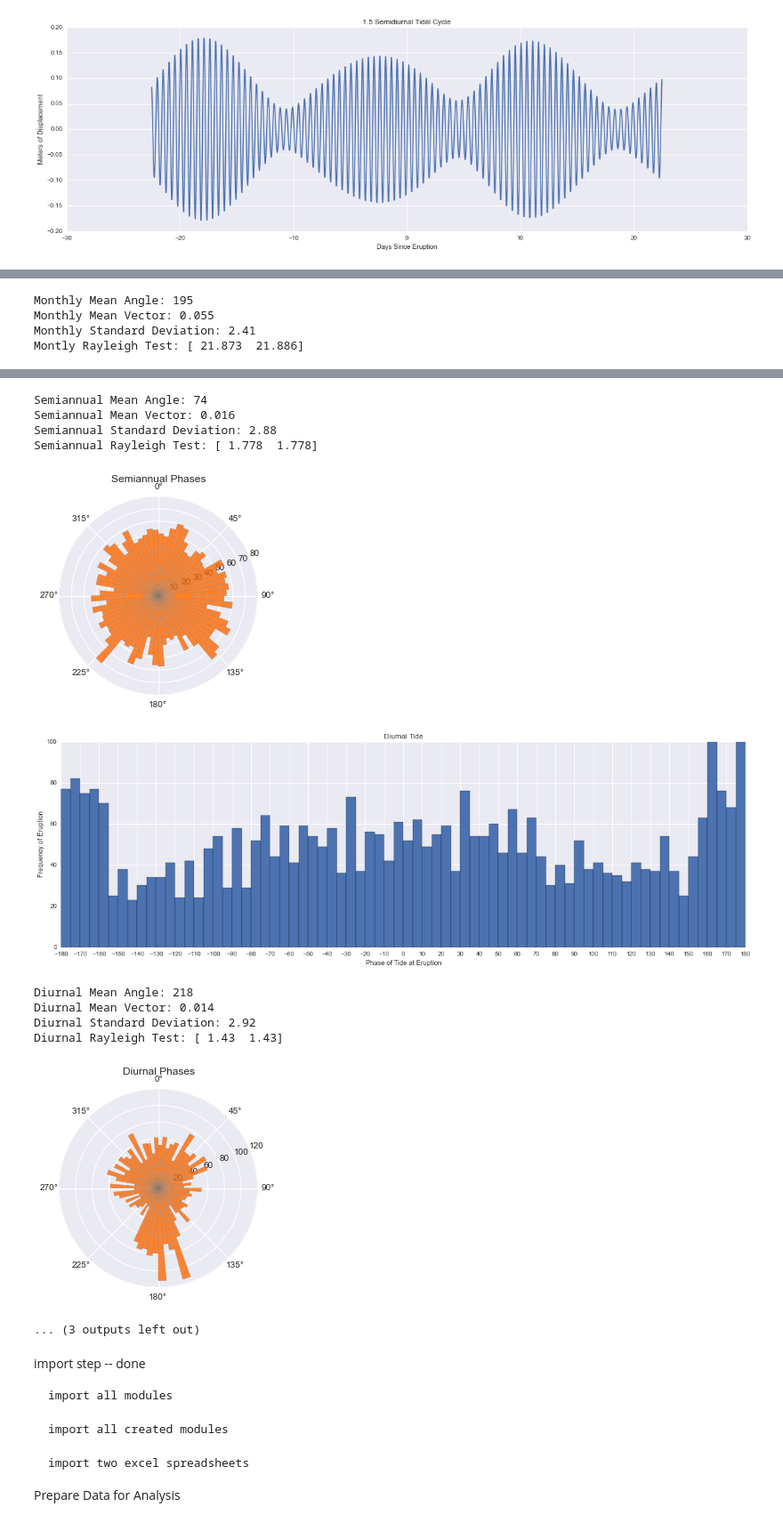
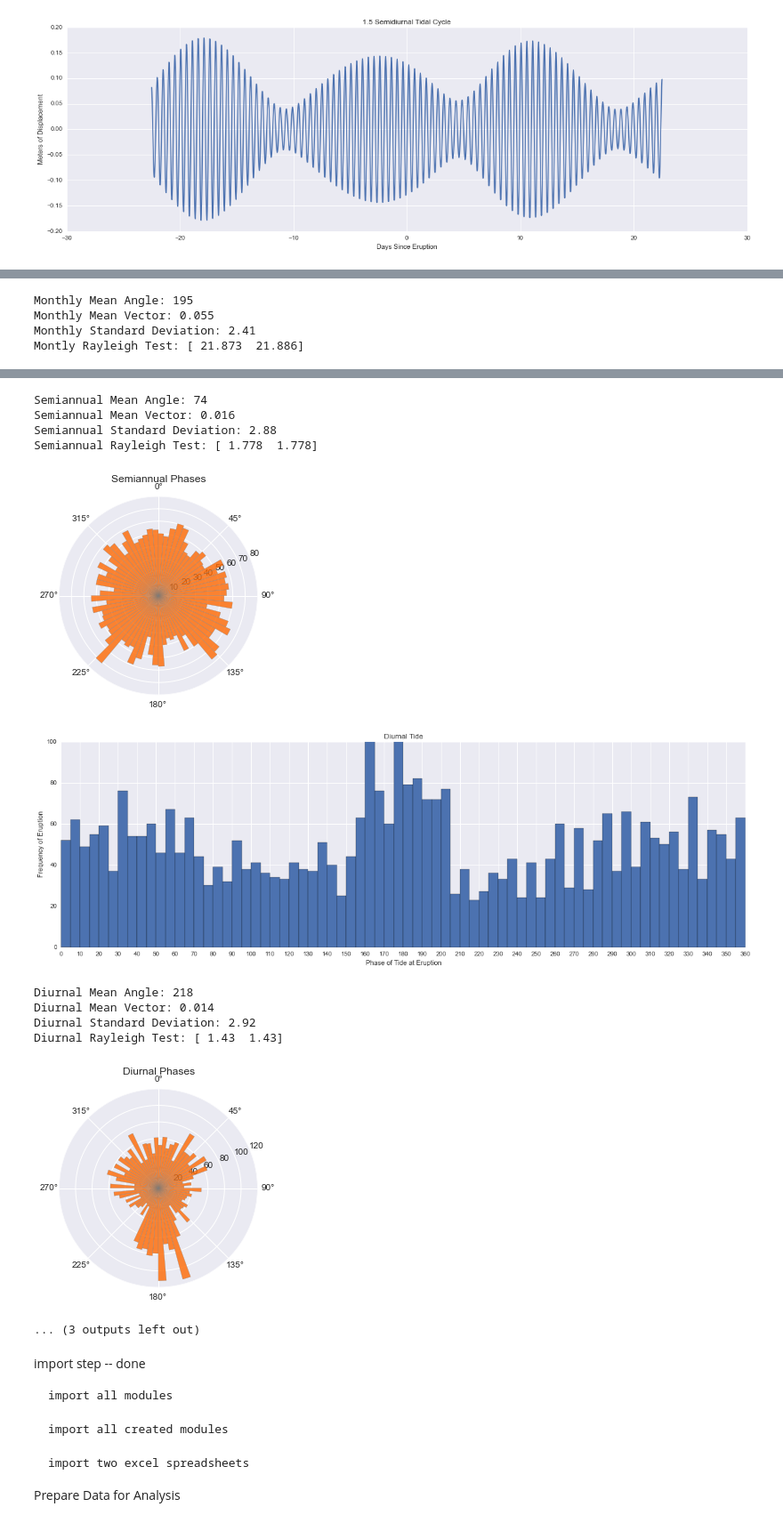
Before and after one commit to sokolo986/CS109_Volcano, a Jupyter notebook: Data CleanUp.ipynb, the cells around one changed output, grey strips where cells are left out. Shown at 89% size. Drawn from its saved outputs; the diff is of its cells as text; code cells hidden in the pictures.

```diff
--- a/Data CleanUp.ipynb
+++ b/Data CleanUp.ipynb
@@ -447,6 +448,14 @@ The second part of data wrangling is collecting the tidal data. We modified a fo
 #     pickle.dump(conf_erup, handle)
 # %%
 conf_erup = pickle.load(open('conf_erup.txt', 'r'))
+# %%
+# Convert values from [-180, 180 ] to [0, 360]
+
+conf_erup.loc[conf_erup['Mf Phases']<0, 'Mf Phases'] = conf_erup['Mf Phases'] + 360.
+conf_erup.loc[conf_erup['Mm Phases']<0, 'Mm Phases'] = conf_erup['Mm Phases'] + 360.
+conf_erup.loc[conf_erup['Ssa Phases']<0, 'Ssa Phases'] = conf_erup['Ssa Phases'] + 360.
+conf_erup.loc[conf_erup['Diurnal Phases']<0, 'Diurnal Phases'] = conf_erup['Diurnal Phases'] + 360.
+conf_erup.loc[conf_erup['SemiDiurnal Phases']<0, 'SemiDiurnal Phases'] = conf_erup['SemiDiurnal Phases'] + 360.
 # %% [markdown]
 ### Plots of Tidal Forces for an Arbitrary Eruption
 
@@ -568,8 +583,8 @@ First we looked at the data as whole without separating eruptions by features. H
 #Fortnightly
 plt.figure(figsize=(20,6))
 plt.hist(conf_erup['Mf Phases'], bins = 72)
-plt.xticks(np.arange(-180, 180+1, 10))
-plt.xlim([-180,180])
+plt.xticks(np.arange(0, 361, 10))
+plt.xlim([0,360])
 plt.ylim([0,100])
 plt.title('Fortnightly Tide')
 plt.xlabel('Phase of Tide at Eruption')
@@ -593,8 +608,8 @@ mf.plot_rose('Fortnightly Phases')
 #Monthly
 plt.figure(figsize=(20,6))
 plt.hist(conf_erup['Mm Phases'], bins = 72)
-plt.xticks(np.arange(-180, 180+1, 10))
-plt.xlim([-180,180])
+plt.xticks(np.arange(0, 361, 10))
+plt.xlim([0,360])
 plt.ylim([0,100])
 plt.title('Monthly Tide')
 plt.xlabel('Phase of Tide at Eruption')
@@ -616,8 +631,8 @@ mf.plot_rose('Monthly Phases')
 #Solar Semiannual
 plt.figure(figsize=(20,6))
 plt.hist(conf_erup['Ssa Phases'], bins = 72)
-plt.xticks(np.arange(-180, 180+1, 10))
-plt.xlim([-180,180])
+plt.xticks(np.arange(0, 361, 10))
+plt.xlim([0,360])
 plt.ylim([0,100])
 plt.title('Solar Semiannual Tide')
 plt.xlabel('Phase of Tide at Eruption')
@@ -640,8 +655,8 @@ mf.plot_rose('Semiannual Phases')
 #Diurnal
 plt.figure(figsize=(20,6))
 plt.hist(conf_erup['Diurnal Phases'], bins = 72)
-plt.xticks(np.arange(-180, 180+1, 10))
-plt.xlim([-180,180])
+plt.xticks(np.arange(0, 361, 10))
+plt.xlim([0,360])
 plt.ylim([0,100])
 plt.title('Diurnal Tide')
 plt.xlabel('Phase of Tide at Eruption')
@@ -663,8 +678,8 @@ mf.plot_rose('Diurnal Phases')
 #SemiDiurnal
 plt.figure(figsize=(20,6))
 plt.hist(conf_erup['SemiDiurnal Phases'], bins = 72)
-plt.xticks(np.arange(-180, 180+1, 10))
-plt.xlim([-180,180])
+plt.xticks(np.arange(0, 361, 10))
+plt.xlim([0,360])
 plt.ylim([0,100])
 plt.title('Semidiurnal Tide')
 plt.xlabel('Phase of Tide at Eruption')
@@ -699,9 +714,9 @@ Montly Rayleigh Test: [ 21.873  21.886]
 Semiannual Mean Angle: 74
 Semiannual Mean Vector: 0.016
 Semiannual Standard Deviation: 2.88
 Semiannual Rayleigh Test: [ 1.778  1.778]
 [figure]
-[figure, old version]
+[figure, new version]
 Diurnal Mean Angle: 218
 Diurnal Mean Vector: 0.014
 Diurnal Standard Deviation: 2.92
```
Also changed, not shown: parts of 13 cells of this notebook.
